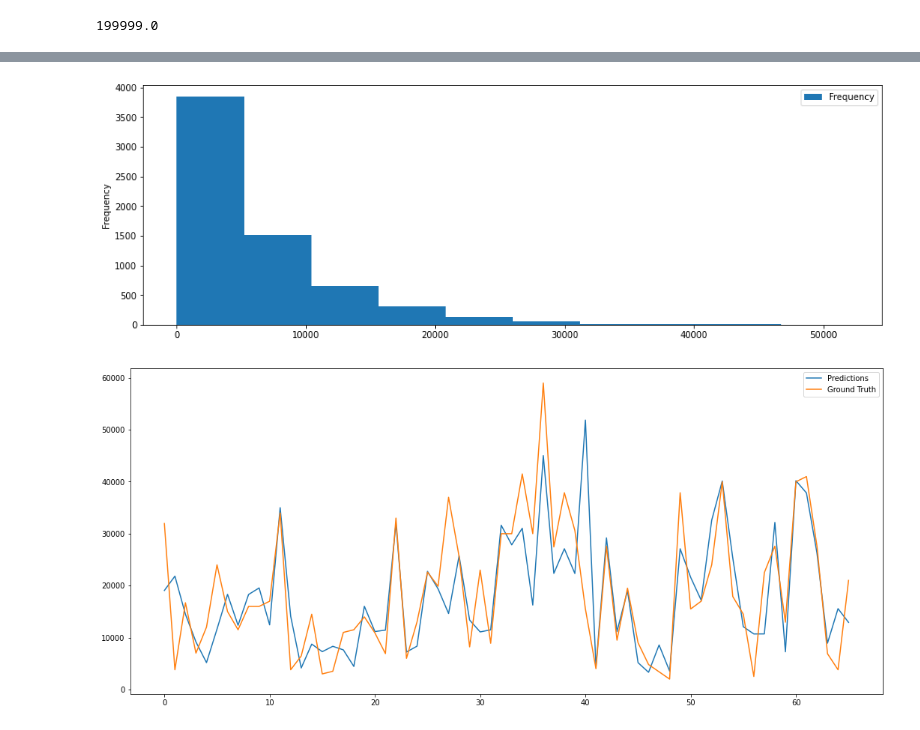
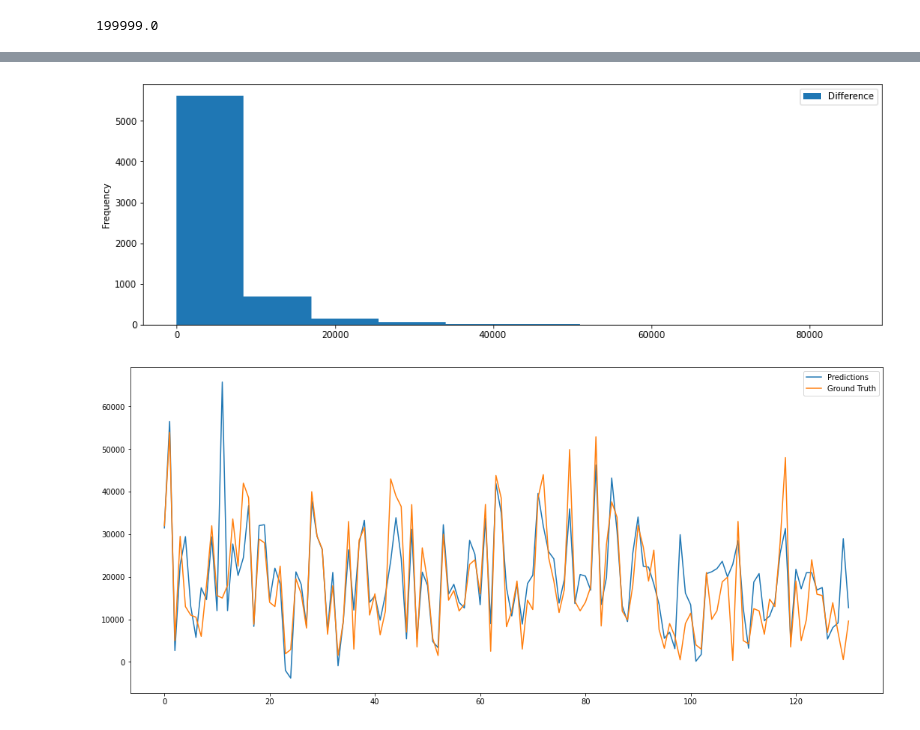
Before and after one commit to sayedmurtaza24/Deep-Learning-Notebooks, a Jupyter notebook: Used_Cars_USA_Regression_DeepLearning.ipynb, the cells around one changed output, grey strips where cells are left out. Saved outputs shown, nothing was run; the diff lists cells and outputs as text; code cells hidden in the pictures.

```diff
--- a/Used_Cars_USA_Regression_DeepLearning.ipynb
+++ b/Used_Cars_USA_Regression_DeepLearning.ipynb
@@ -122,9 +133,10 @@ from sklearn.preprocessing import OneHotEncoder, MinMaxScaler
 from sklearn.model_selection import train_test_split
 
 ct = make_column_transformer(
-    (OneHotEncoder(handle_unknown='ignore'), ['region', 'manufacturer', 'model', 'condition', 'cylinders', 'fuel',
+    (OneHotEncoder(handle_unknown='ignore'), ['region', 'model', 'manufacturer', 'condition', 'cylinders', 'fuel',
                                               'title_status', 'transmission', 'drive', 'type', 'paint_color',
                                               'state']),
+    ('passthrough', ['year', 'odometer', 'lat', 'long', 'posting_year', 'posting_month', 'posting_day']),
     sparse_threshold=0
 )
 
@@ -138,5 +150,5 @@ ct.fit(X_train)
 X_train_normal = ct.transform(X_train)
 X_test_normal = ct.transform(X_test)
 
-X_train_normal[0]
+X_train_normal.max()
 # %% [output]
@@ -144,12 +160,12 @@ array([0., 0., 0., ..., 0., 0., 0.])
 # %%
 tf.random.set_seed(30)
 
-# normalization_layer = tf.keras.layers.Normalization()
-# normalization_layer.adapt(X_train_normal)
+normalization_layer = tf.keras.layers.Normalization()
+normalization_layer.adapt(X_train_normal)
 
 model = tf.keras.Sequential([
-  # normalization_layer,
-  tf.keras.layers.Dense(10, activation='relu'),
+  normalization_layer,
+  tf.keras.layers.Dense(100),
   tf.keras.layers.Dense(1)
 ])
 
@@ -157,5 +173,7 @@ model.compile(optimizer=tf.keras.optimizers.Adam(learning_rate=0.01),
               loss=tf.keras.losses.mean_absolute_error,
               metrics=['mae'])
 
+# lr_scheduler = tf.keras.callbacks.LearningRateScheduler(lambda epoch: 1e-5 * 10 ** (epoch / 15))
+
 history = model.fit(X_train_normal, y_train, epochs=100, validation_data=(X_test_normal, y_test))
 # %% [output]
@@ -194,11 +218,11 @@ diff = pd.DataFrame(tf.abs(truth - preds), columns=['Difference'])
 # %%
 diff.plot(kind='hist', figsize=(15, 5));
 # %% [output]
-[figure, old version]
+[figure, new version]
 # %%
 # compare a fraction of actual values to see how it aligns with ground truth
-comp = pd.DataFrame({'Predictions': tf.squeeze(model.predict(X_test_normal)), 'Ground Truth': y_test}).sample(frac=0.01)
+comp = pd.DataFrame({'Predictions': tf.squeeze(model.predict(X_test_normal)), 'Ground Truth': y_test}).sample(frac=0.02)
 comp = comp.reset_index(drop=True)
 comp.plot(kind='line', figsize=(18, 8));
 # %% [output]
-[figure, old version]
+[figure, new version]
```
Also changed, not shown: parts of 11 cells of this notebook.
